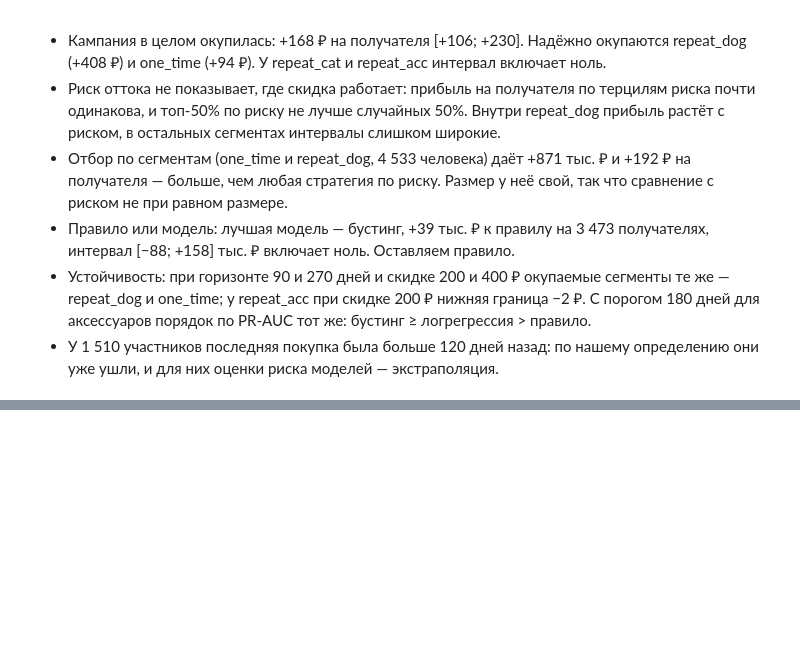
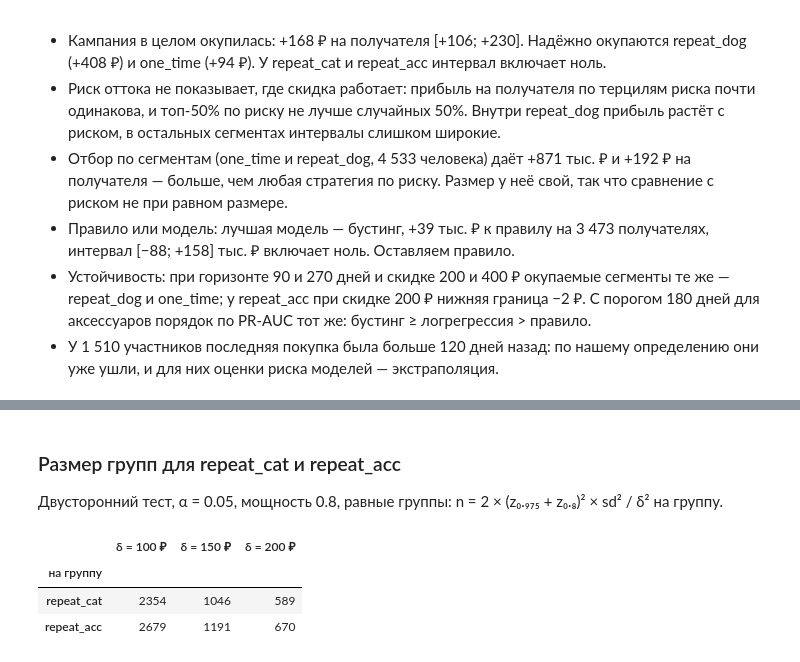
Before and after one commit to kamthiss/churn-retention-economics, a Jupyter notebook: notebooks/03_uplift_economics.ipynb, the cells around one changed output, grey strips where cells are left out. Cells and saved outputs as stored; diff of their text form; code cells hidden in the pictures; blank space fills up the shorter version.

```diff
--- a/notebooks/03_uplift_economics.ipynb
+++ b/notebooks/03_uplift_economics.ipynb
@@ -261,0 +277,14 @@ acc
+# %% [markdown]
+### Размер групп для repeat_cat и repeat_acc
+
+Двусторонний тест, α = 0.05, мощность 0.8, равные группы: n = 2 × (z₀.₉₇₅ + z₀.₈)² × sd² / δ² на группу.
+# %%
+DELTAS = (100, 150, 200)
+sizes = pd.DataFrame({f"δ = {d} ₽": group_size(sd.loc[["repeat_cat", "repeat_acc"], "sd"].astype(float), d)
+                      for d in DELTAS})
+sizes.rename_axis("на группу")
+# %% [output]
+|  | δ = 100 ₽ | δ = 150 ₽ | δ = 200 ₽ |
+| на группу |  |  |  |
+| repeat_cat | 2354 | 1046 | 589 |
+| repeat_acc | 2679 | 1191 | 670 |
```
Also changed, not shown: parts of 10 cells of this notebook, 3 other files.
